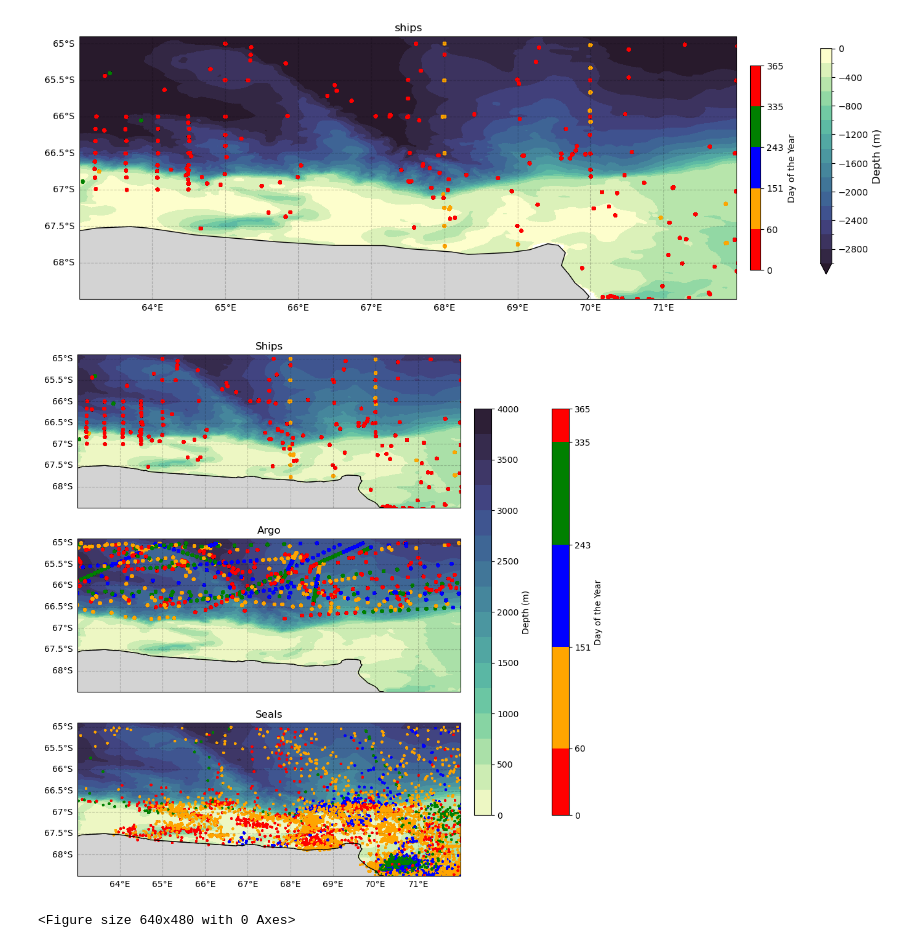
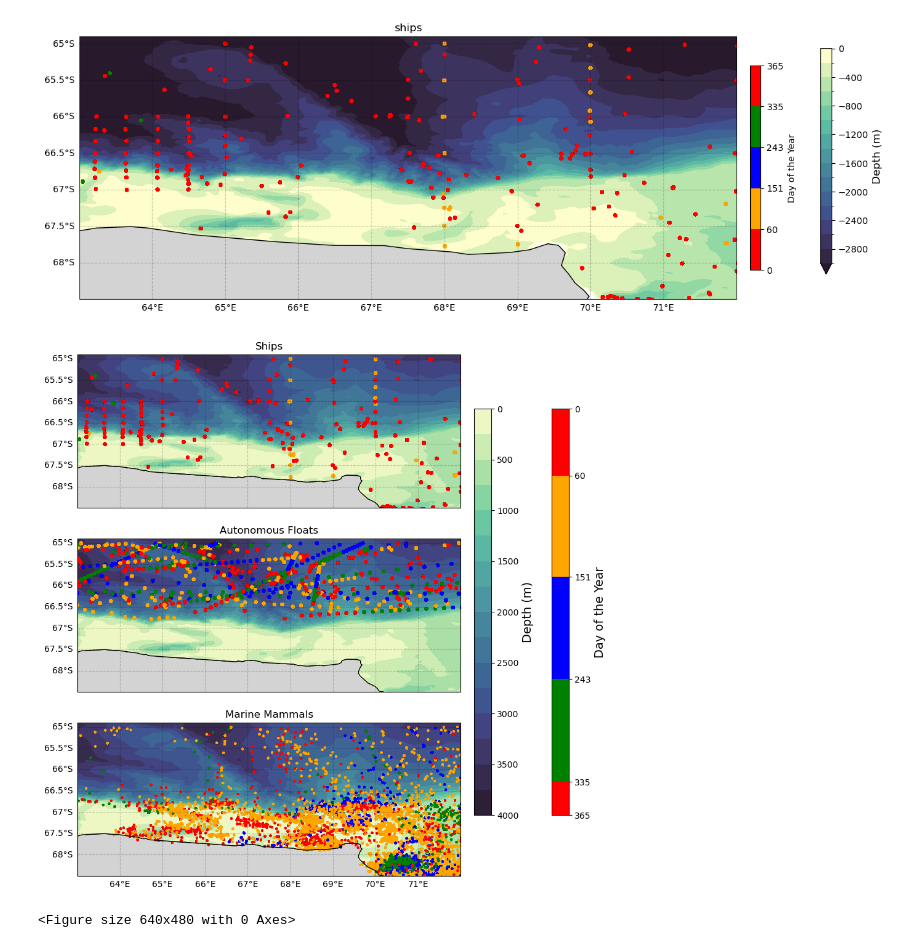
Before and after one commit to SiennaNeve/CDObs, a Jupyter notebook: Notebooks/find_transects.ipynb, the cells around one changed output. Cells and saved outputs as stored; diff of their text form; code cells hidden in the pictures.

```diff
--- a/Notebooks/find_transects.ipynb
+++ b/Notebooks/find_transects.ipynb
@@ -638,38 +639,42 @@ im3 = ax3.contourf(elevation.lon, elevation.lat, elevation, cmap='cmo.deep', lev
 # Define custom colormap
 cmap = ListedColormap(['red', 'orange', 'blue', 'green', 'red'])
 # Define corresponding bounds for each color
 bounds = [0, 60, 151, 243, 335, 365]
 # Create a normalization instance and associate it with the colormap
 # norm = BoundaryNorm(bounds, cmap.N, clip=True)
 norm = mpl.colors.BoundaryNorm(bounds, cmap.N)
 
 #scatter plots
 scatter1 = ax1.scatter(ships_longitude, ships_latitude, c=ships_time, s=10, cmap=cmap, norm=norm)
 scatter2 = ax2.scatter(argo_longitude, argo_latitude, c=argo_time, s=10, cmap=cmap, norm=norm)
 scatter3 = ax3.scatter(seals_longitude, seals_latitude, c=seals_time, s=3, cmap=cmap, norm=norm)
 
 
 
 # First colorbar
 cbar_ax1 = fig.add_axes([0.75, 0.2, 0.02, 0.6])
-fig.colorbar(im3, cax=cbar_ax1, orientation='vertical', label='Depth (m)', cmap='cmo.deep', extend='min')
+cbar1 = fig.colorbar(im3, cax=cbar_ax1, orientation='vertical', label='Depth (m)', cmap='cmo.deep', extend='max')
+cbar_ax1.yaxis.label.set_size(14)  # Set the font size for the label
+cbar1.ax.invert_yaxis()  # Invert the colorbar axis
 # Second colorbar
 cbar_ax2 = fig.add_axes([0.84, 0.2, 0.02, 0.6])
 # fig.colorbar(scatter3, cax=cbar_ax2, ticks=bounds, label='Day of the Year', boundaries=bounds)
-fig.colorbar(mpl.cm.ScalarMappable(norm=norm, cmap=cmap),
+cbar2 = fig.colorbar(mpl.cm.ScalarMappable(norm=norm, cmap=cmap),
              cax=cbar_ax2, orientation='vertical', spacing='proportional',
              label='Day of the Year')
+cbar_ax2.yaxis.label.set_size(14)  # Set the font size for the label
+cbar2.ax.invert_yaxis()  # Invert the colorbar axis
 
 
 
 ax1.set_title('Ships')
-ax2.set_title('Argo')
-ax3.set_title('Seals')
+ax2.set_title('Autonomous Floats')
+ax3.set_title('Marine Mammals')
 
 # Show the plot
 plt.show()
 # %% [output]
-[figure, old version]
+[figure, new version]
 # %%
 # Define the range for the transect along __E line
 
```
Also changed, not shown: parts of 17 cells of this notebook, 1 other file.
